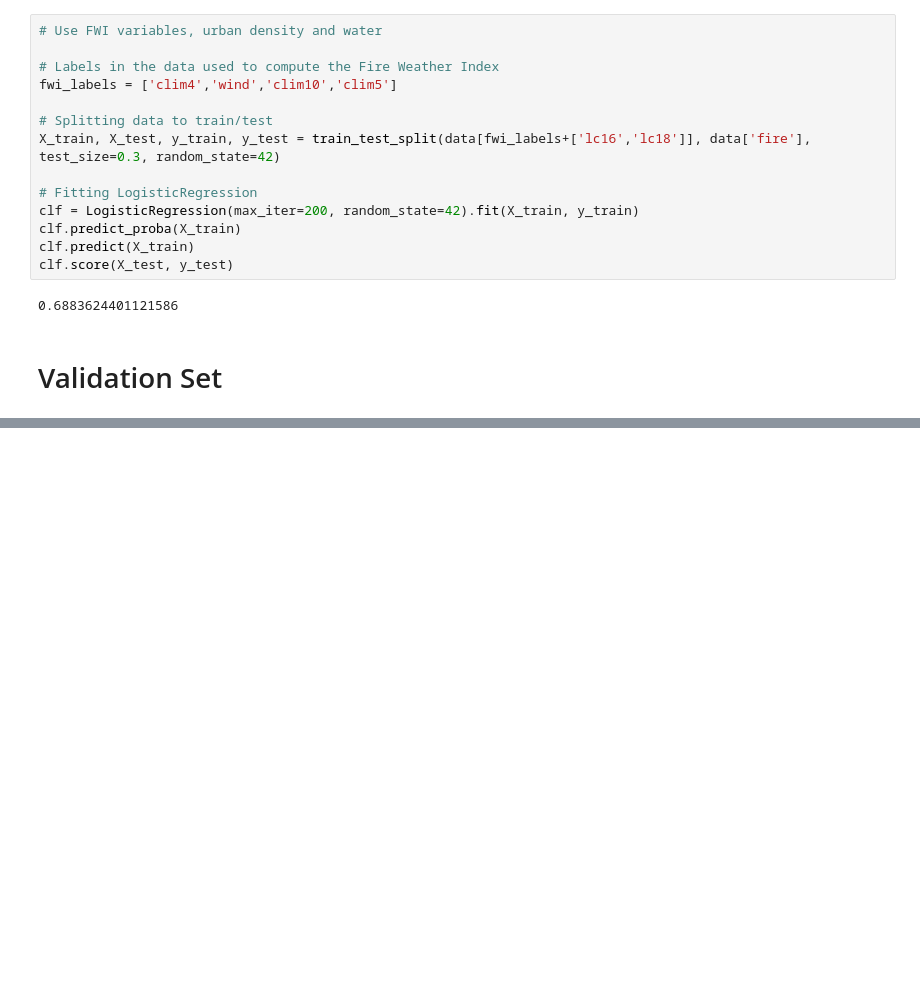
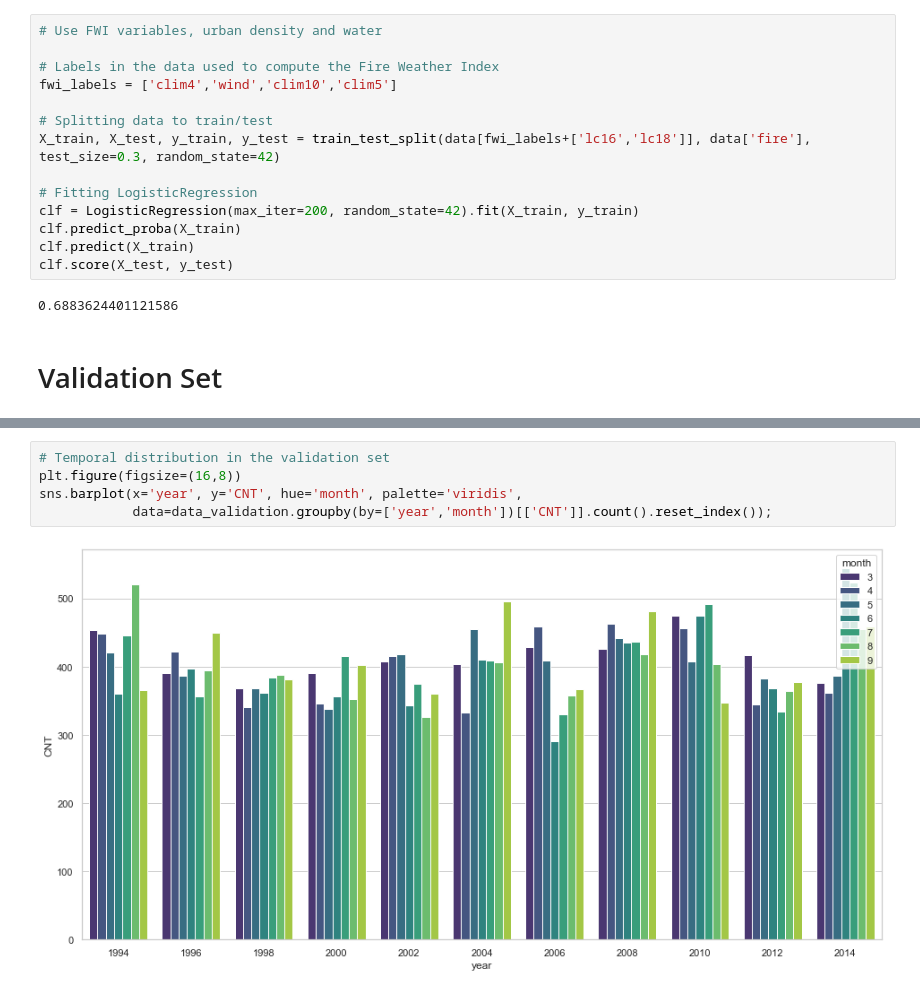
Before and after one commit to MegaCookies88/Data-Challenge-Wildfires, a Jupyter notebook: wildfires.ipynb, the cells around one changed output, grey strips where cells are left out. Saved outputs shown, nothing was run; the diff lists cells and outputs as text; blank space fills up the shorter version.

```diff
--- a/wildfires.ipynb
+++ b/wildfires.ipynb
@@ -254,0 +257,7 @@ sns.boxplot(data=data_validation[['clim1', 'clim2', 'clim3', 'clim4', 'clim5', '
+# %%
+# Temporal distribution in the validation set
+plt.figure(figsize=(16,8))
+sns.barplot(x='year', y='CNT', hue='month', palette='viridis',
+            data=data_validation.groupby(by=['year','month'])[['CNT']].count().reset_index());
+# %% [output]
+[figure, added]
```
Also changed, not shown: parts of 4 cells of this notebook, 1 other file.
